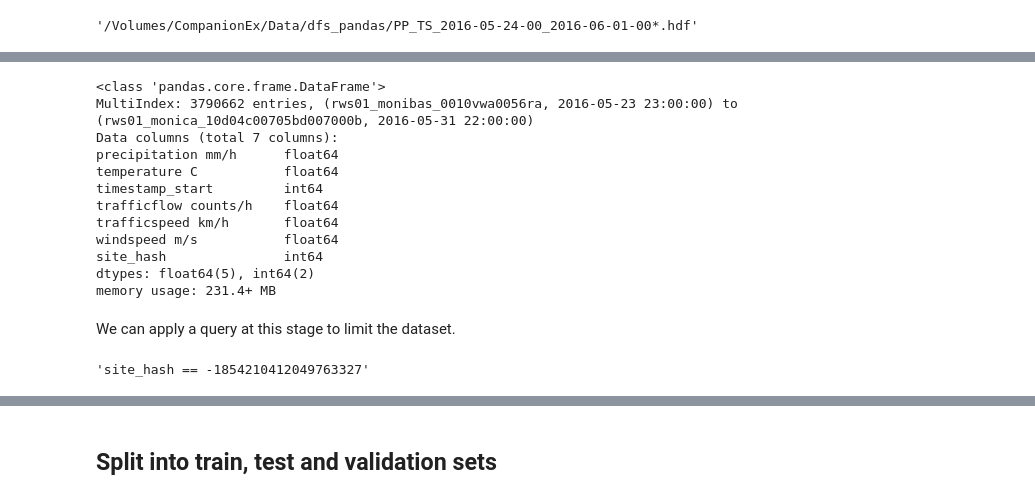
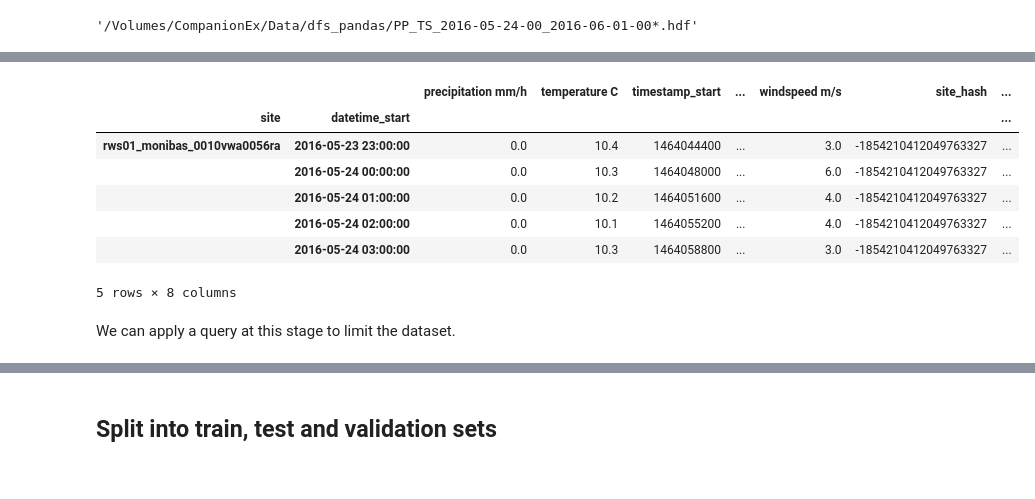
Before and after one commit to erwindassen/companion-predictor, a Jupyter notebook: nb/lasagne_lstm.ipynb, the cells around one changed output, grey strips where cells are left out. Cells and saved outputs as stored; diff of their text form; code cells hidden in the pictures.

```diff
--- a/nb/lasagne.ipynb
+++ b/nb/lasagne_lstm.ipynb
@@ -50,22 +39,17 @@ data.head(n=5)
-# %%
-data.info()
-# %% [output]
-<class 'pandas.core.frame.DataFrame'>
-MultiIndex: 3790662 entries, (rws01_monibas_0010vwa0056ra, 2016-05-23 23:00:00) to (rws01_monica_10d04c00705bd007000b, 2016-05-31 22:00:00)
-Data columns (total 7 columns):
-precipitation mm/h      float64
-temperature C           float64
-timestamp_start         int64
-trafficflow counts/h    float64
-trafficspeed km/h       float64
-windspeed m/s           float64
-site_hash               int64
-dtypes: float64(5), int64(2)
-memory usage: 231.4+ MB
+# %%
+datetime_index = data.index.get_level_values('datetime_start')
+datetime_index = pd.DatetimeIndex(datetime_index)
+
+data['day'] = datetime_index.to_period(freq='d')
+data.head()
+# %% [output]
+|  |  | precipitation mm/h | temperature C | timestamp_start | ... | windspeed m/s | site_hash | ... |
+| site | datetime_start |  |  |  |  |  |  | ... |
+| rws01_monibas_0010vwa0056ra | 2016-05-23 23:00:00 | 0.0 | 10.4 | 1464044400 | ... | 3.0 | -1854210412049763327 | ... |
+|  | 2016-05-24 00:00:00 | 0.0 | 10.3 | 1464048000 | ... | 6.0 | -1854210412049763327 | ... |
+|  | 2016-05-24 01:00:00 | 0.0 | 10.2 | 1464051600 | ... | 4.0 | -1854210412049763327 | ... |
+|  | 2016-05-24 02:00:00 | 0.0 | 10.1 | 1464055200 | ... | 4.0 | -1854210412049763327 | ... |
+|  | 2016-05-24 03:00:00 | 0.0 | 10.3 | 1464058800 | ... | 3.0 | -1854210412049763327 | ... |
+5 rows × 8 columns
 # %% [markdown]
 We can apply a query at this stage to limit the dataset.
-# %%
-QUERY = 'site_hash == %i' % mmh3.hash64('rws01_monibas_0010vwa0056ra')[-1]
-QUERY
-# %% [output]
-'site_hash == -1854210412049763327'
```
Also changed, not shown: parts of 57 cells of this notebook.
